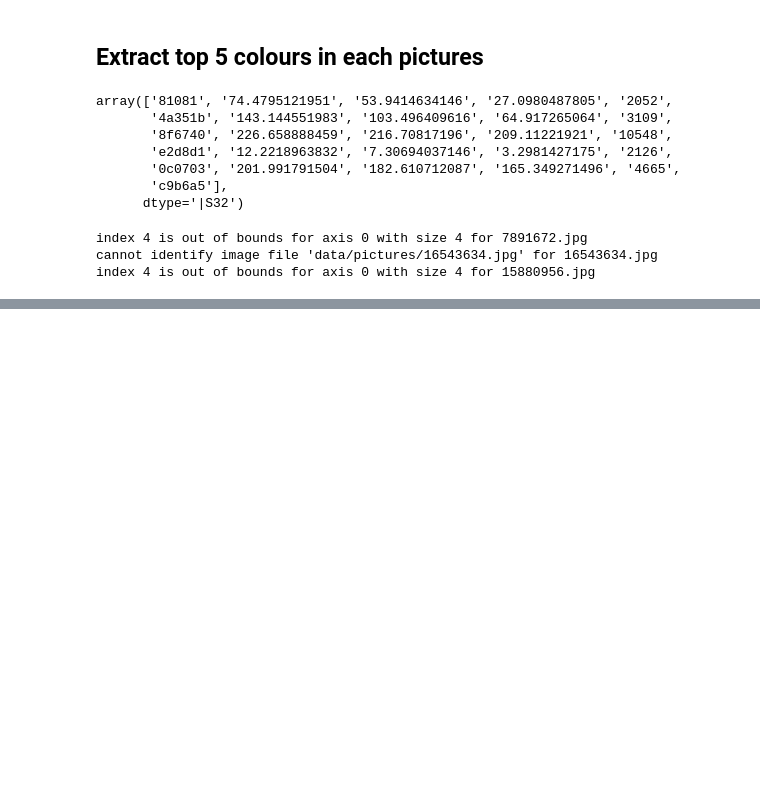
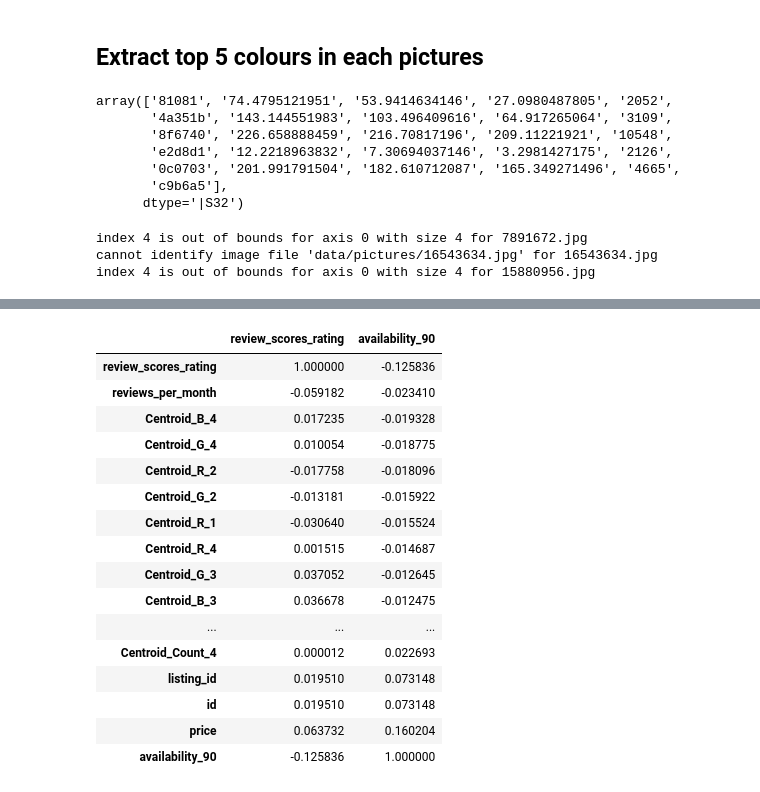
Before and after one commit to clementlefevre/udacity_ML, a Jupyter notebook: capstone_project/pictures_scraper.ipynb, the cells around one changed output, grey strips where cells are left out. Drawn from its saved outputs; the diff is of its cells as text; code cells hidden in the pictures; blank space fills up the shorter version.

```diff
--- a/capstone_project/pictures_scraper.ipynb
+++ b/capstone_project/pictures_scraper.ipynb
@@ -402,0 +419,10 @@ index 4 is out of bounds for axis 0 with size 4 for 15880956.jpg
+# %%
+df_colors_cluster.columns = ['listing_id','Centroid_R_1','Centroid_G_1','Centroid_B_1','Centroid_Count_1','Centroid_hex_1',
+                            'Centroid_R_2','Centroid_G_2','Centroid_B_2','Centroid_Count_2','Centroid_hex_2',
+                          'Centroid_R_3','Centroid_G_3','Centroid_B_3','Centroid_Count_3','Centroid_hex_3',
+                         'Centroid_R_4','Centroid_G_4','Centroid_B_4','Centroid_Count_4','Centroid_hex_4',
+                           'Centroid_R_5','Centroid_G_5','Centroid_B_5','Centroid_Count_5','Centroid_hex_5']
+# %%
+cols_int = [col for col in df_colors_cluster.columns if 'hex' not in col]
+# %%
+df_colors_cluster[cols_int] = df_colors_cluster[cols_int].apply(pd.to_numeric)
@@ -402,0 +431,22 @@ index 4 is out of bounds for axis 0 with size 4 for 15880956.jpg
+# %%
+df_colors_cluster=pd.merge(df_colors_cluster,df_listing_high_renter[['id','review_scores_rating','reviews_per_month','availability_90','price']],left_on='listing_id',right_on='id')
+# %%
+df_colors_cluster.corr()[['review_scores_rating','availability_90']].sort_values(by='availability_90')
+# %% [output]
+|  | review_scores_rating | availability_90 |
+| review_scores_rating | 1.000000 | -0.125836 |
+| reviews_per_month | -0.059182 | -0.023410 |
+| Centroid_B_4 | 0.017235 | -0.019328 |
+| Centroid_G_4 | 0.010054 | -0.018775 |
+| Centroid_R_2 | -0.017758 | -0.018096 |
+| Centroid_G_2 | -0.013181 | -0.015922 |
+| Centroid_R_1 | -0.030640 | -0.015524 |
+| Centroid_R_4 | 0.001515 | -0.014687 |
+| Centroid_G_3 | 0.037052 | -0.012645 |
+| Centroid_B_3 | 0.036678 | -0.012475 |
+| ... | ... | ... |
+| Centroid_Count_4 | 0.000012 | 0.022693 |
+| listing_id | 0.019510 | 0.073148 |
+| id | 0.019510 | 0.073148 |
+| price | 0.063732 | 0.160204 |
+| availability_90 | -0.125836 | 1.000000 |
```
Also changed, not shown: parts of 5 cells of this notebook.
